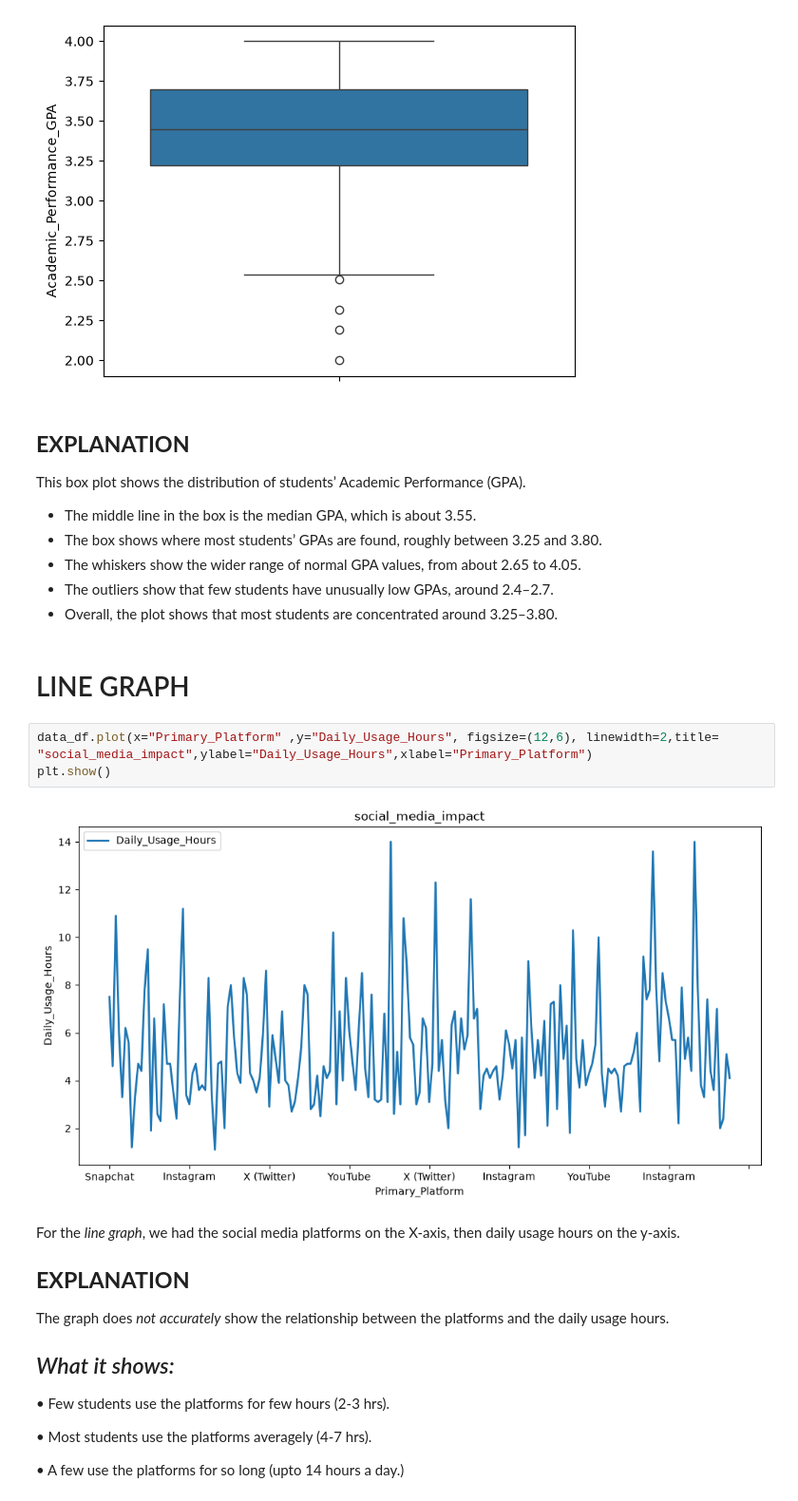
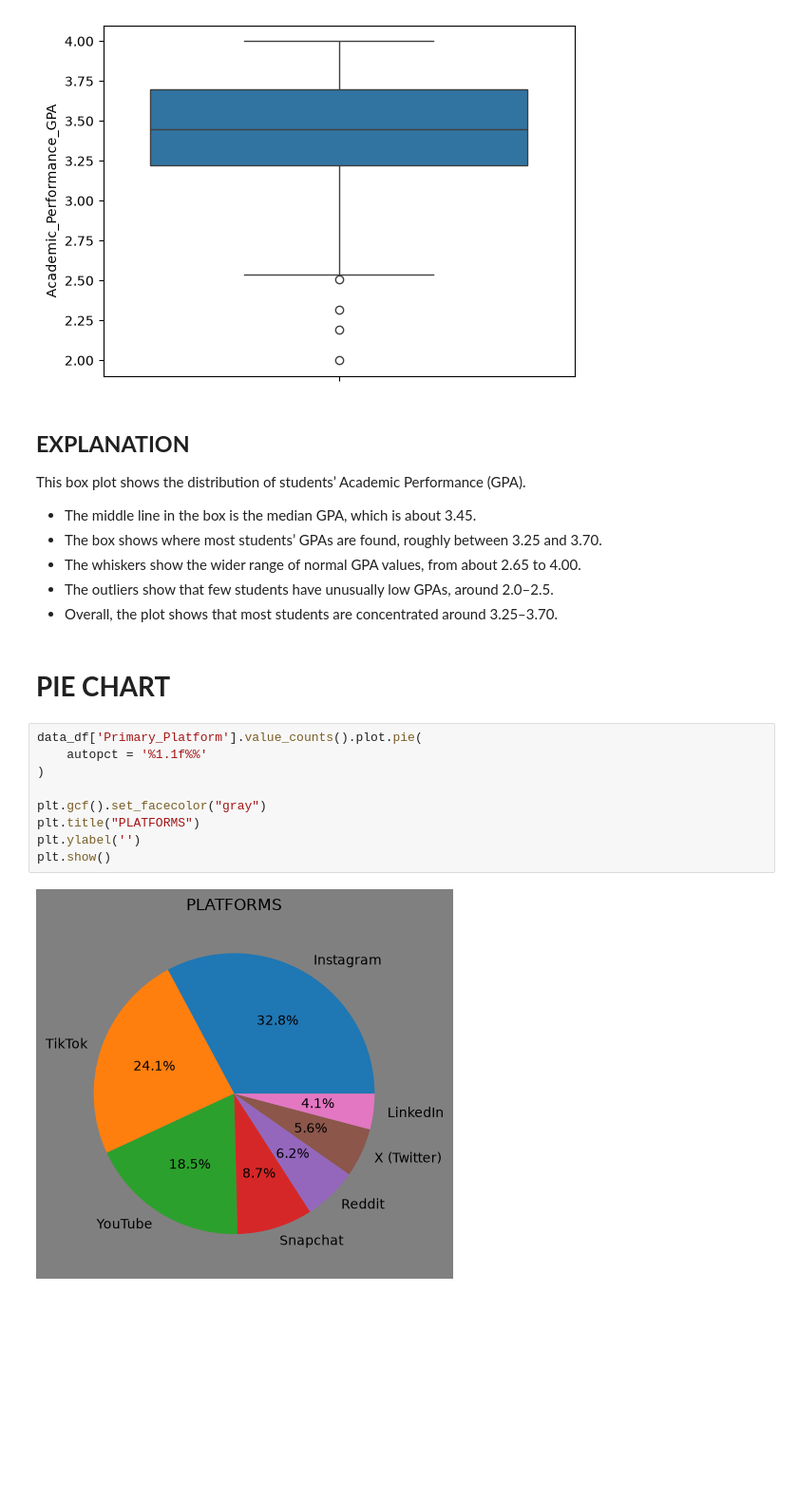
Before and after one commit to JacksonKamugisha/social-media-impact-on-pple, a Jupyter notebook: social.ipynb, the cells around one changed output. Shown at 95% size. Drawn from its saved outputs; the diff is of its cells as text; blank space fills up the shorter version.

```diff
--- a/social.ipynb
+++ b/social.ipynb
@@ -91,27 +126,21 @@ plt.show()
 
 This box plot shows the distribution of students’ Academic Performance (GPA).
 
-* The middle line in the box is the median GPA, which is about 3.55.
-* The box shows where most students’ GPAs are found, roughly between 3.25 and 3.80.
-* The whiskers show the wider range of normal GPA values, from about 2.65 to 4.05.
-* The outliers show that few students have unusually low GPAs, around 2.4–2.7.
-* Overall, the plot shows that most students are concentrated around 3.25–3.80.
+* The middle line in the box is the median GPA, which is about 3.45.
+* The box shows where most students’ GPAs are found, roughly between 3.25 and 3.70.
+* The whiskers show the wider range of normal GPA values, from about 2.65 to 4.00.
+* The outliers show that few students have unusually low GPAs, around 2.0–2.5.
+* Overall, the plot shows that most students are concentrated around 3.25–3.70.
-# %% [markdown]
-# LINE GRAPH
-# %%
-data_df.plot(x="Primary_Platform" ,y="Daily_Usage_Hours", figsize=(12,6), linewidth=2,title= "social_media_impact",ylabel="Daily_Usage_Hours",xlabel="Primary_Platform")
-plt.show()
-# %% [output]
-[figure, removed]
-# %% [markdown]
-For the *line graph*, we had the social media platforms on the X-axis, then daily usage hours on the y-axis.
-
-## __EXPLANATION__
-The graph does *not* _accurately_ show the relationship between the platforms and the daily usage hours.
-
-## *What it shows:*
-• Few students use the platforms for few hours (2-3 hrs).
-
-• Most students use the platforms averagely (4-7 hrs).
-
-• A few use the platforms for so long (upto 14 hours a day.)
+# %% [markdown]
+# __PIE CHART__
+# %%
+data_df['Primary_Platform'].value_counts().plot.pie(
+    autopct = '%1.1f%%'
+)
+
+plt.gcf().set_facecolor("gray")
+plt.title("PLATFORMS")
+plt.ylabel('')
+plt.show()
+# %% [output]
+[figure, added]
```
Also changed, not shown: parts of 14 cells of this notebook, 2 other files.
